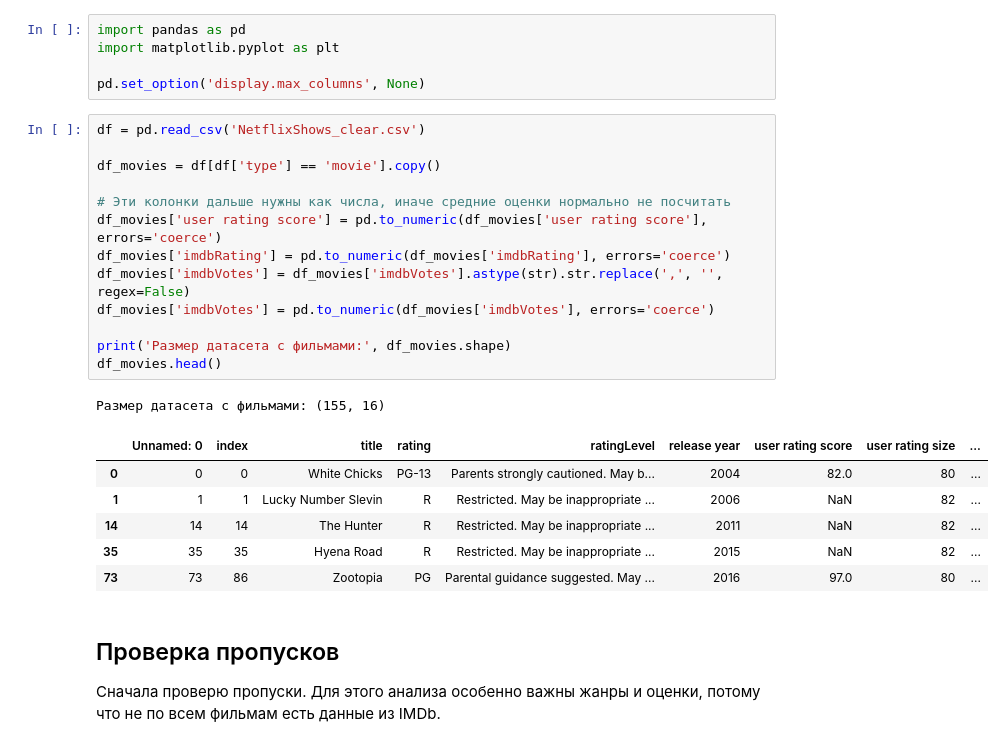
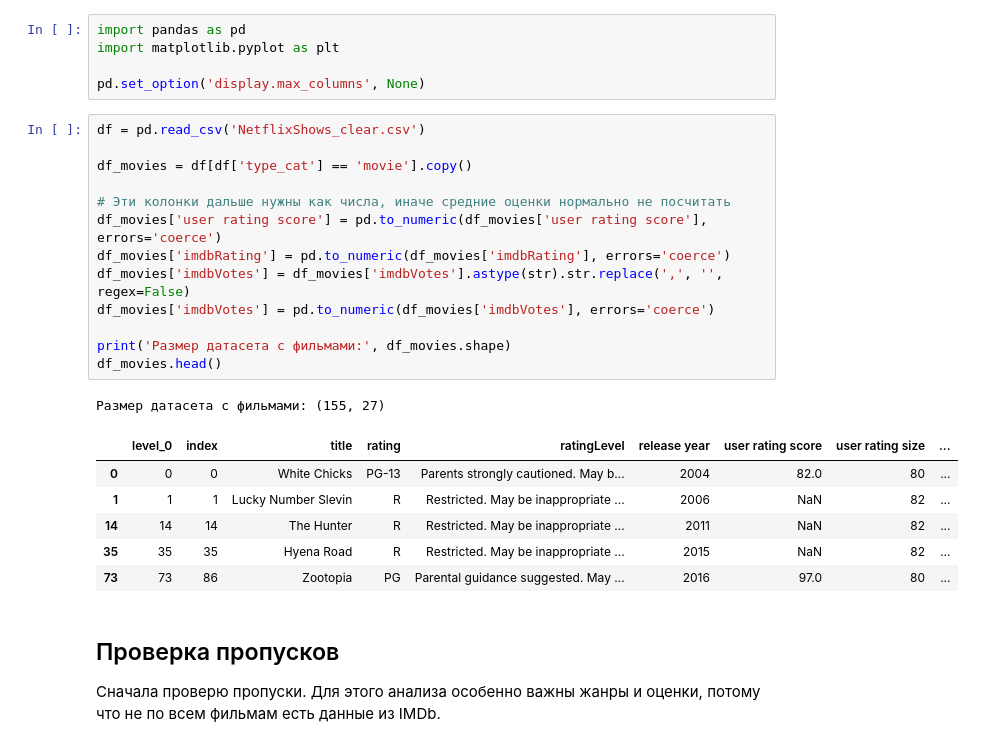
Before and after one commit to dtamendarov/MDS-EDA_Netflix, a Jupyter notebook: 04. Анализ фильмов (Данил).ipynb, the cells around one changed output. Cells and saved outputs as stored; diff of their text form.

```diff
--- a/04. Анализ фильмов (Данил).ipynb
+++ b/04. Анализ фильмов (Данил).ipynb
@@ -18,19 +18,19 @@ pd.set_option('display.max_columns', None)
 # %%
 df = pd.read_csv('NetflixShows_clear.csv')
 
-df_movies = df[df['type'] == 'movie'].copy()
+df_movies = df[df['type_cat'] == 'movie'].copy()
 
 # Эти колонки дальше нужны как числа, иначе средние оценки нормально не посчитать
 df_movies['user rating score'] = pd.to_numeric(df_movies['user rating score'], errors='coerce')
 df_movies['imdbRating'] = pd.to_numeric(df_movies['imdbRating'], errors='coerce')
 df_movies['imdbVotes'] = df_movies['imdbVotes'].astype(str).str.replace(',', '', regex=False)
 df_movies['imdbVotes'] = pd.to_numeric(df_movies['imdbVotes'], errors='coerce')
 
 print('Размер датасета с фильмами:', df_movies.shape)
 df_movies.head()
 # %% [output]
-Размер датасета с фильмами: (155, 16)
+Размер датасета с фильмами: (155, 27)
-|  | Unnamed: 0 | index | title | rating | ratingLevel | release year | user rating score | user rating size | ... |
+|  | level_0 | index | title | rating | ratingLevel | release year | user rating score | user rating size | ... |
 | 0 | 0 | 0 | White Chicks | PG-13 | Parents strongly cautioned. May b... | 2004 | 82.0 | 80 | ... |
 | 1 | 1 | 1 | Lucky Number Slevin | R | Restricted. May be inappropriate ... | 2006 | NaN | 82 | ... |
 | 14 | 14 | 14 | The Hunter | R | Restricted. May be inappropriate ... | 2011 | NaN | 82 | ... |
```
Also changed, not shown: parts of 5 cells of this notebook.
